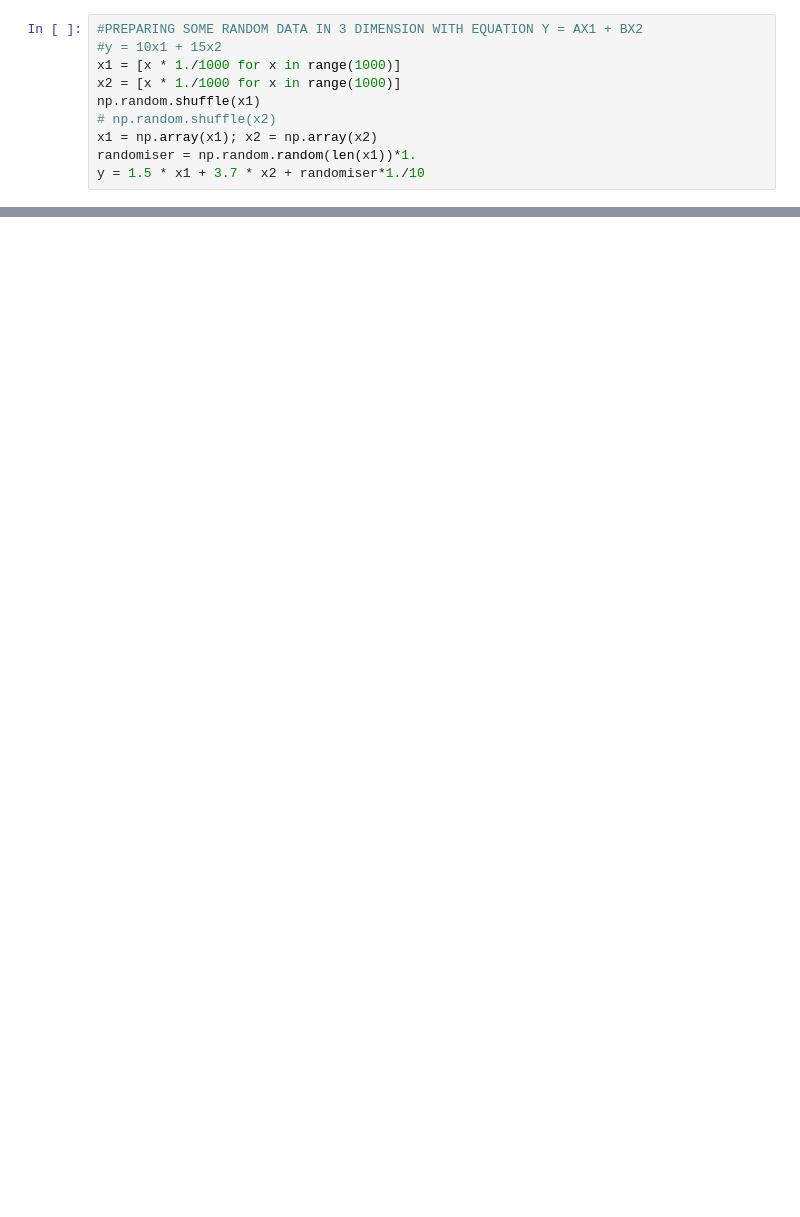
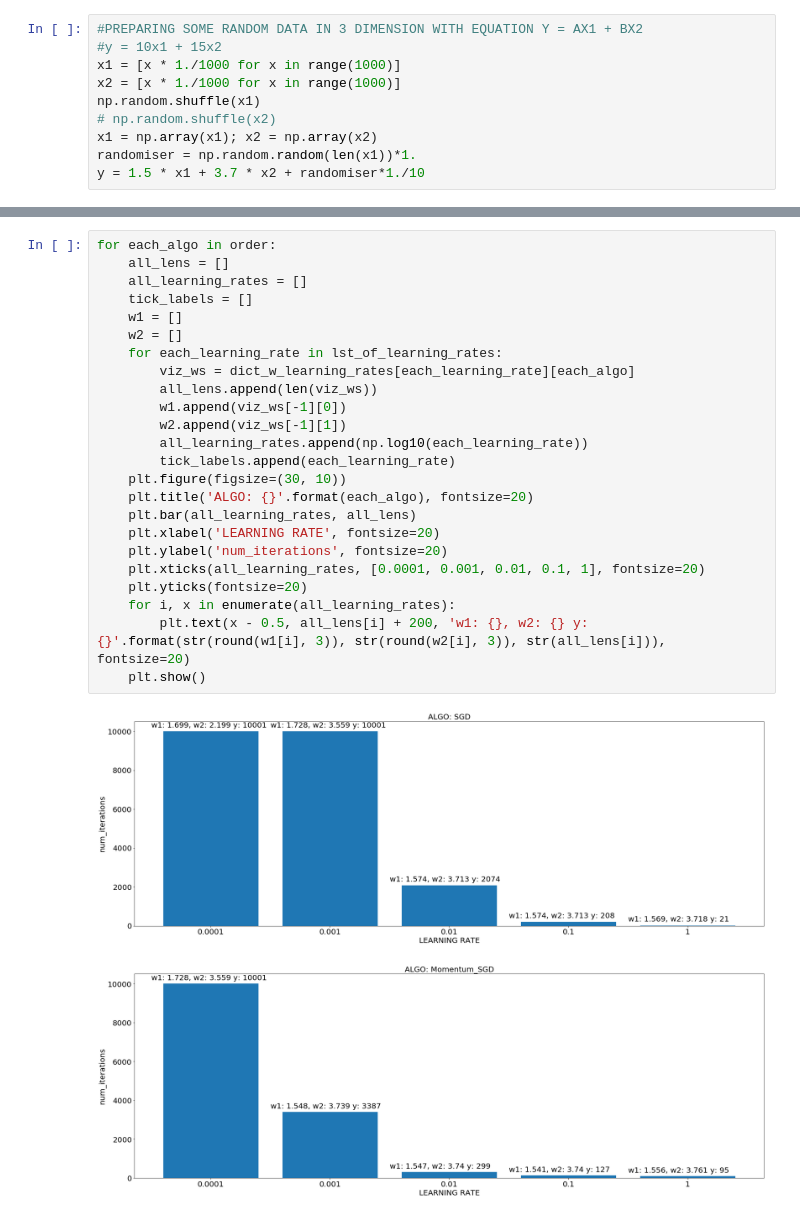
Before and after one commit to Vishwesh-Kirthivasan/neural_nets_optimizers, a Jupyter notebook: Gradient Descent.ipynb, the cells around one changed output, grey strips where cells are left out. Drawn from its saved outputs; the diff is of its cells as text; blank space fills up the shorter version.

```diff
--- a/Gradient Descent.ipynb
+++ b/Gradient Descent.ipynb
@@ -124,0 +514,27 @@ plt.plot([i for i, _ in enumerate(lst_of_errs)], lst_of_errs)
+# %%
+for each_algo in order:
+    all_lens = []
+    all_learning_rates = []
+    tick_labels = []
+    w1 = []
+    w2 = []
+    for each_learning_rate in lst_of_learning_rates:
+        viz_ws = dict_w_learning_rates[each_learning_rate][each_algo]
+        all_lens.append(len(viz_ws))
+        w1.append(viz_ws[-1][0])
+        w2.append(viz_ws[-1][1])
+        all_learning_rates.append(np.log10(each_learning_rate))
+        tick_labels.append(each_learning_rate)
+    plt.figure(figsize=(30, 10))
+    plt.title('ALGO: {}'.format(each_algo), fontsize=20)
+    plt.bar(all_learning_rates, all_lens)
+    plt.xlabel('LEARNING RATE', fontsize=20)
+    plt.ylabel('num_iterations', fontsize=20)
+    plt.xticks(all_learning_rates, [0.0001, 0.001, 0.01, 0.1, 1], fontsize=20)
+    plt.yticks(fontsize=20)
+    for i, x in enumerate(all_learning_rates):
+        plt.text(x - 0.5, all_lens[i] + 200, 'w1: {}, w2: {} y: {}'.format(str(round(w1[i], 3)), str(round(w2[i], 3)), str(all_lens[i])), fontsize=20)
+    plt.show()
+# %% [output]
+[figure, added]
+[figure, added]
```
Also changed, not shown: parts of 18 cells of this notebook.
